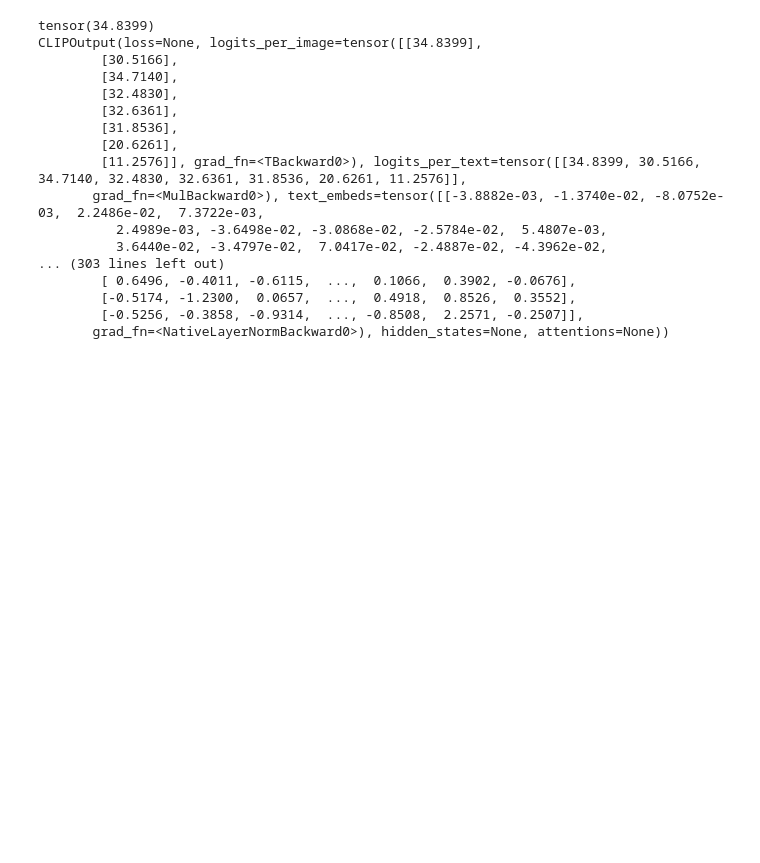
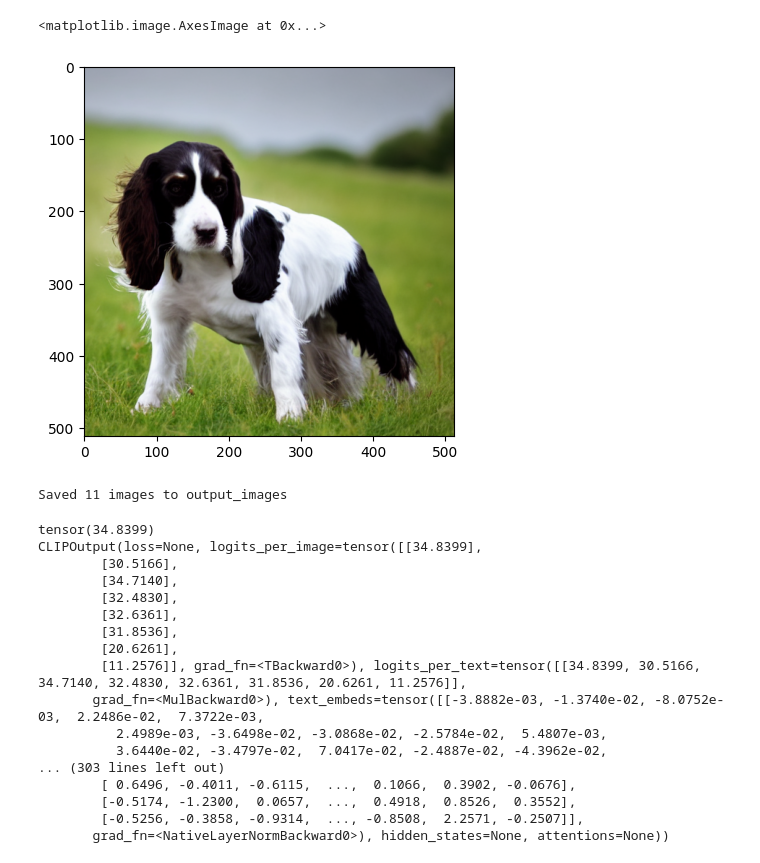
Before and after one commit to kevinlu4588/WhenAreConceptsErased, a Jupyter notebook: Attack_code/Noisy Diffusion(Eta attack)/clip_gen_tests.ipynb, the cells around one changed output. Drawn from its saved outputs; the diff is of its cells as text; code cells hidden in the pictures; blank space fills up the shorter version.

```diff
--- a/Attack_code/Noisy Diffusion(Eta attack)/clip_gen_tests.ipynb
+++ b/Attack_code/Noisy Diffusion(Eta attack)/clip_gen_tests.ipynb
@@ -55,20 +115,16 @@ class ExperimentImageSet:
 import torch
 import numpy as np
 torch.cuda.empty_cache()
-variance_scales = [1.0]
-etas=[0.5, 0.7, 0.9, 1.0]
+variance_scales = [1.0, 1.03, 1.05]
+etas=[0.5, 1.0, 2.0]
 prompts = [
-    "A mermaid gazing up at the stars in the style of Kelly McKernan"
+    "A car"
 ]
 
 # seeds = [1440, 2440, 3125, 9385, 2347, 1033, 1234, 5198, 5138, 1341]
 seeds = [3778]
-killian_prompt = "A surreal, dreamlike landscape featuring a strange, floating island or structure, in the style of Kilian Eng"
-killian_seed = 2058
-thomas_prompt = "A tranquil, peaceful painting of a quiet countryside road or winding path, with warm, inviting light and delicate, intricate details that capture the essence of Thomas Kinkade's style"
-thomas_seed = 1755
 # etas = [0.0]
-model_path = 'models/esd-kellymckernan_from_kellymckernan-xattn_1-epochs_200.pt'
+model_path = '/share/u/kevin/ErasingDiffusionModels/ESD_training_scripts/models/esd-car_from_car-xattn_1-epochs_200.pt'
 state_dict = torch.load(model_path)
 diffuser = StableDiffuser(scheduler='DDIM').to('cuda')
 finetuner = FineTunedModel(diffuser, train_method='xattn')
@@ -87,10 +143,6 @@ for prompt in prompts:
                 for variance_scale in variance_scales:
                     eta_image, images_steps, decoded_latents, latents, noise_preds, output_steps = diffuser(prompt, n_steps=50, generator=torch.manual_seed(seed), eta=eta, variance_scale = variance_scale)
                     total_images.append(eta_image)
-            eta_image, images_steps, decoded_latents, latents, noise_preds, output_steps = diffuser(killian_prompt, n_steps=50, generator=torch.manual_seed(killian_seed), eta=0.0, variance_scale = 0.0)
-            total_images.append(eta_image)
-            eta_image, images_steps, decoded_latents, latents, noise_preds, output_steps = diffuser(thomas_prompt, n_steps=50, generator=torch.manual_seed(thomas_seed), eta=0.0, variance_scale = 0.0)
-            total_images.append(eta_image)
         ct += 1 + len(etas) + 2
         print("diffusion-count", ct)
 total_images = np.array(total_images)
@@ -119,3 +234,26 @@ image grid shape (8, 512, 512, 3)
+# %%
+import matplotlib.pyplot as plt
+plt.imshow(fixed_images[0])
+# %% [output]
+<matplotlib.image.AxesImage at 0x...>
+[figure, added]
+# %%
+import os
+from PIL import Image
+
+# Create the directory to save images
+output_dir = "output_images"
+os.makedirs(output_dir, exist_ok=True)
+
+# Save each image as a PNG file
+for i, image_array in enumerate(fixed_images):
+    # Convert the array to a PIL Image
+    # image = Image.fromarray((image_array * 255).astype('uint8'))  # Scale the array to [0, 255] and convert to uint8
+    image.save(os.path.join(output_dir, f"image_{i}.png"))
+
+print(f"Saved {len(fixed_images)} images to {output_dir}")
+# %% [output]
+Saved 11 images to output_images
 # %%
 caption = "A mermaid gazing up at the stars in the style of Kelly McKernan"
 inputs = processor(text=[caption], images=fixed_images, return_tensors="pt", padding=True)
```
Also changed, not shown: parts of 4 cells of this notebook, 5 other files.
